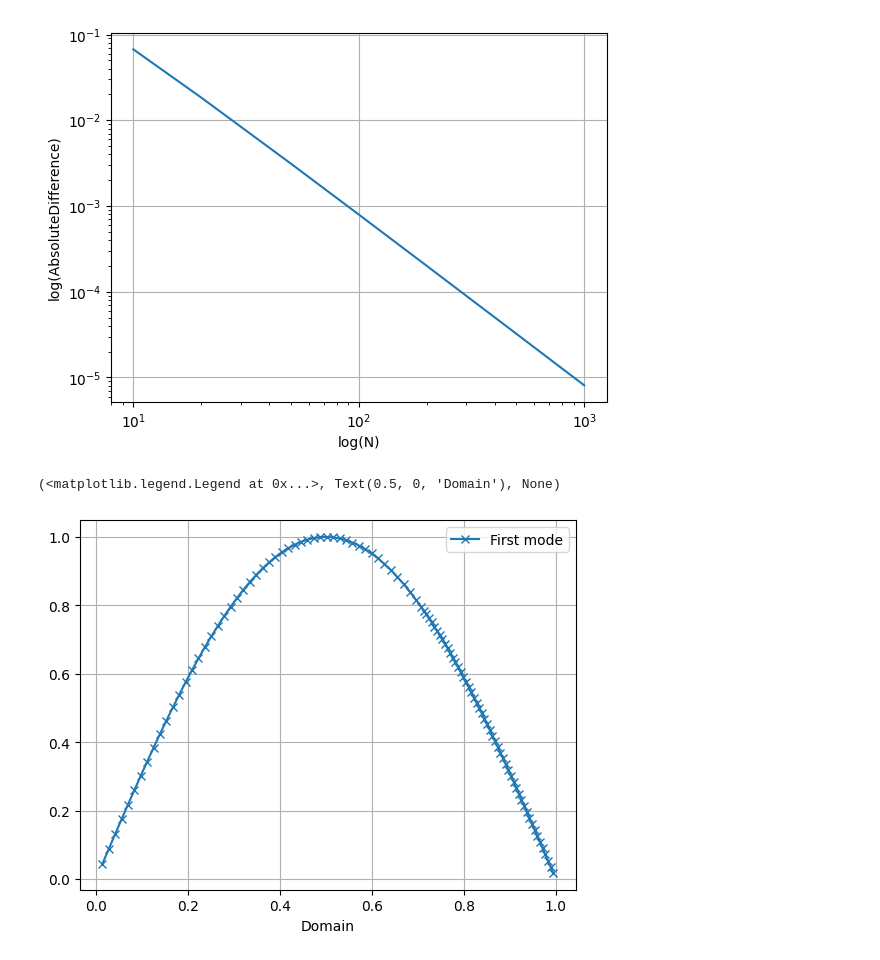
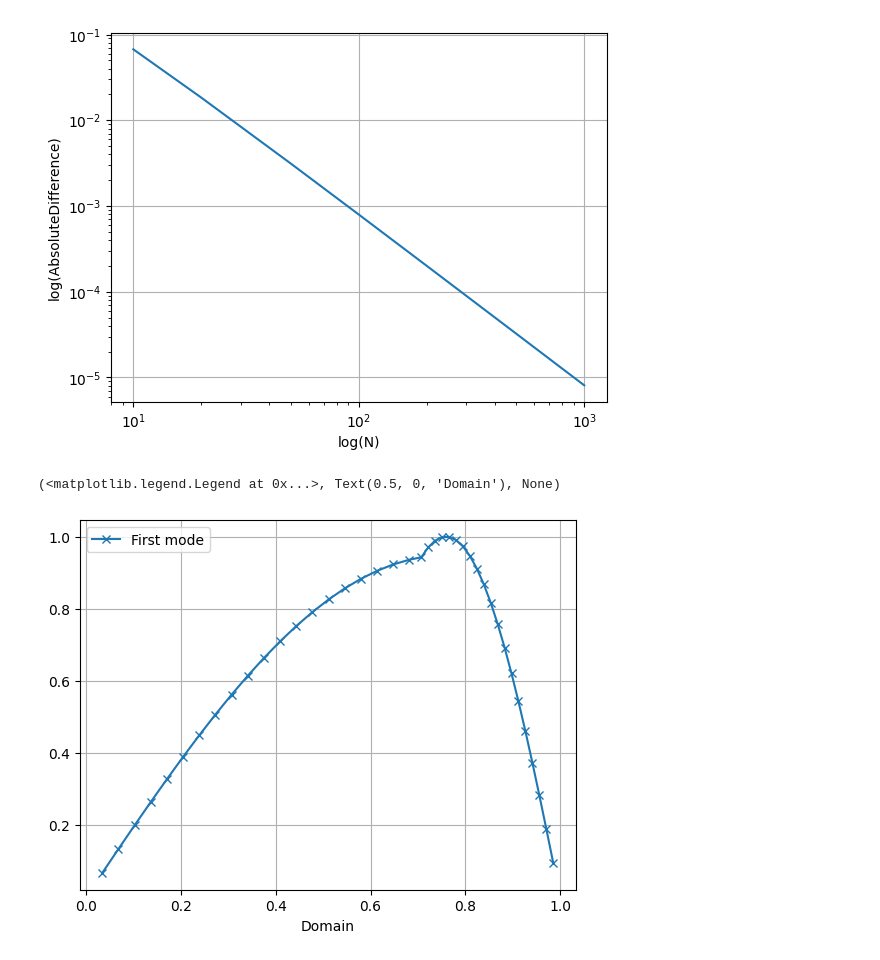
Before and after one commit to findus3006/Problem-10, a Jupyter notebook: Problem10.ipynb, the cells around one changed output. Cells and saved outputs as stored; diff of their text form; code cells hidden in the pictures.

```diff
--- a/Problem10.ipynb
+++ b/Problem10.ipynb
@@ -9,7 +9,7 @@ def MakeMesh(N):
 
 def MakeMesh2(N,n):
     a = np.linspace(0,n-1/N,int(N/2)+1)
-    b = np.linspace(n,1,int(N/2)+2)
+    b = np.linspace(n,1,int(N/2)+1)
     return np.concatenate([a,b])
 
 def MakeM(mesh):
@@ -24,8 +24,8 @@ def MakeM(mesh):
 def MakeS(mesh,v2):
     S = np.eye(len(mesh))
     for ii in range(1,len(mesh)-1):
-        S[ii,ii-1] = -v2[ii]/(mesh[ii]-mesh[ii-1])
-        S[ii,ii] = v2[ii]/(mesh[ii+1]-mesh[ii]) + v2[ii]/(mesh[ii]-mesh[ii-1])
+        S[ii,ii-1] = -v2[ii-1]/(mesh[ii]-mesh[ii-1])
+        S[ii,ii] = v2[ii]/(mesh[ii+1]-mesh[ii]) + v2[ii-1]/(mesh[ii]-mesh[ii-1])
         S[ii,ii+1] = -v2[ii]/(mesh[ii+1]-mesh[ii])
     return S[1:-1,1:-1]
 
@@ -34,10 +34,6 @@ def MakeAnalytical(mesh):
     analytical = np.zeros([len(mesh),1])
     analytical[:,0] = np.sin(np.pi*mesh)
     return analytical
-
-# def getFirstMode(d,V):
-#     d = np.argsort(d)
-#     return V[:,d[0]]
 # %%
 N = np.array([10,20,50,100,200,500,1000])
 EigenvectorError = np.linspace(0,1,len(N))
@@ -73,20 +69,18 @@ plt.show()
 [figure]
 [figure]
 # %%
-N = 100
+N = 40
 mesh2 = MakeMesh2(N,np.sqrt(0.5)) # length = N + 3
-v2 = np.concatenate([np.linspace(1,1,int(N/2)+1),np.linspace(0.1,0.1,int(N/2)+2)])
+v2 = np.concatenate([np.linspace(1,1,int(N/2)+1),np.linspace(0.1,0.1,int(N/2)+1)])
 M = MakeM(mesh2)
 S = MakeS(mesh2,v2)
-v2 = np.linspace(1,1,len(mesh2))
-S2 = MakeS(mesh2,v2)
-d, V = scipy.linalg.eigh(S2,M,subset_by_index=[0,0],type=1)
+d, V = scipy.linalg.eigh(S,M,subset_by_index=[0,0],type=1)
 V = abs(normalize(V,norm='max',axis=0))
 analytical = np.sin(np.pi*mesh2)
 fig = plt.figure()
 ax = fig.add_subplot(1,1,1)
 ax.plot(mesh2[1:-1],V,label='First mode',marker='x')
 ax.legend(),ax.set_xlabel('Domain'),ax.grid()
 # %% [output]
 (<matplotlib.legend.Legend at 0x...>, Text(0.5, 0, 'Domain'), None)
-[figure, old version]
+[figure, new version]
```
